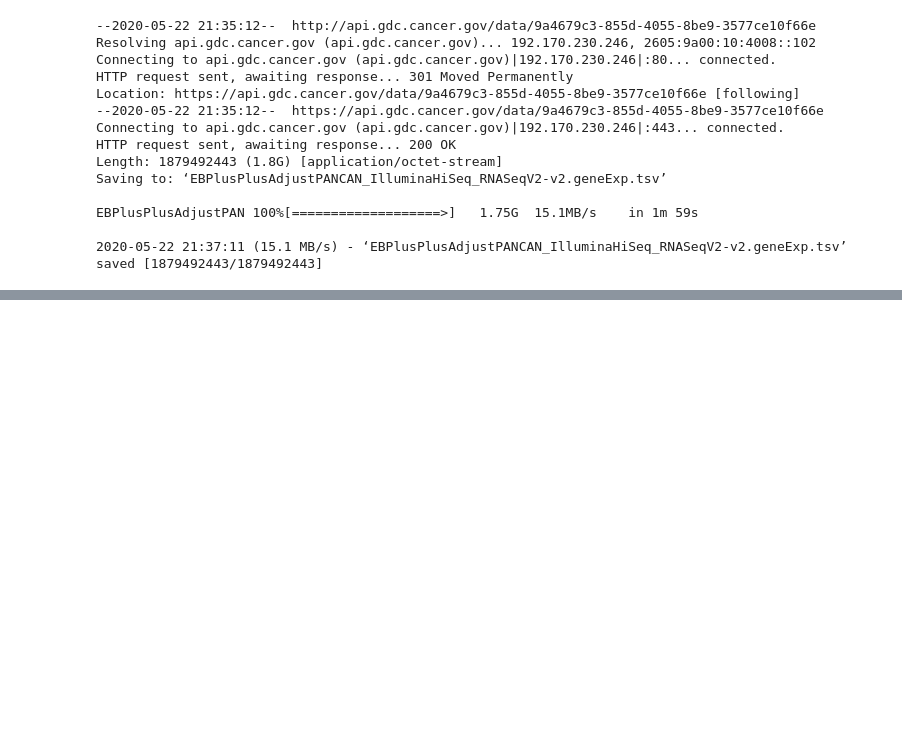
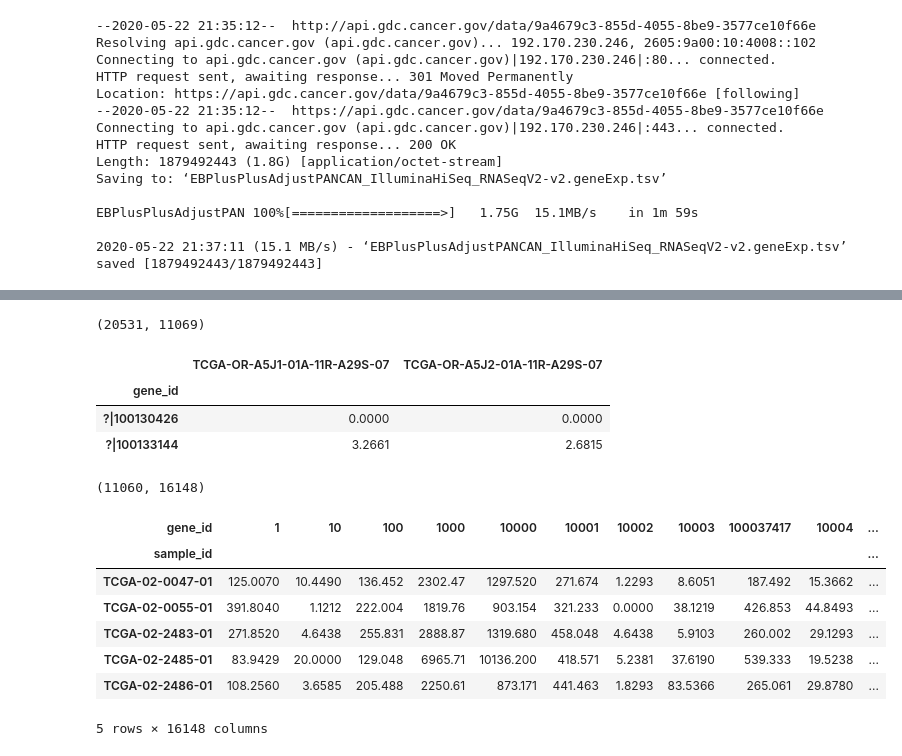
Before and after one commit to hiraksarkar/BioBombe, a Jupyter notebook: Process_Data_As_Biobombe.ipynb, the cells around one changed output, grey strips where cells are left out. Drawn from its saved outputs; the diff is of its cells as text; code cells hidden in the pictures; blank space fills up the shorter version.

```diff
--- a/Process_Data_As_Biobombe.ipynb
+++ b/Process_Data_As_Biobombe.ipynb
@@ -22,0 +84,45 @@ EBPlusPlusAdjustPAN 100%[===================>]   1.75G  15.1MB/s    in 1m 59s
+# %%
+tcga_expr_df.shape
+# %% [output]
+(20531, 11069)
+# %%
+tcga_expr_df[tcga_expr_df.columns[:2]].head(2)
+# %% [output]
+|  | TCGA-OR-A5J1-01A-11R-A29S-07 | TCGA-OR-A5J2-01A-11R-A29S-07 |
+| gene_id |  |  |
+| ?|100130426 | 0.0000 | 0.0000 |
+| ?|100133144 | 3.2661 | 2.6815 |
+# %%
+tcga_expr_df.index = tcga_expr_df.index.map(lambda x: x.split('|')[1])
+# %%
+tcga_expr_df = (tcga_expr_df
+    .dropna(axis='rows')
+    .rename(index=old_to_new_entrez)
+    .groupby(level=0).mean()
+    .transpose()
+    .sort_index(axis='rows')
+    .sort_index(axis='columns')
+)
+
+tcga_expr_df.index.rename('sample_id', inplace=True)
+# %%
+# Update sample IDs to remove multiple samples measured on the same tumor
+# and to map with the clinical information
+tcga_expr_df.index = tcga_expr_df.index.str.slice(start=0, stop=15)
+tcga_expr_df = tcga_expr_df.loc[~tcga_expr_df.index.duplicated(), :]
+# %%
+# Filter for valid Entrez gene identifiers
+tcga_expr_df = tcga_expr_df.loc[:, tcga_expr_df.columns.isin(gene_df.entrez_gene_id.astype(str))]
+# %%
+print(tcga_expr_df.shape)
+tcga_expr_df.head(5)
+# %% [output]
+(11060, 16148)
+| gene_id | 1 | 10 | 100 | 1000 | 10000 | 10001 | 10002 | 10003 | 100037417 | 10004 | ... |
+| sample_id |  |  |  |  |  |  |  |  |  |  | ... |
+| TCGA-02-0047-01 | 125.0070 | 10.4490 | 136.452 | 2302.47 | 1297.520 | 271.674 | 1.2293 | 8.6051 | 187.492 | 15.3662 | ... |
+| TCGA-02-0055-01 | 391.8040 | 1.1212 | 222.004 | 1819.76 | 903.154 | 321.233 | 0.0000 | 38.1219 | 426.853 | 44.8493 | ... |
+| TCGA-02-2483-01 | 271.8520 | 4.6438 | 255.831 | 2888.87 | 1319.680 | 458.048 | 4.6438 | 5.9103 | 260.002 | 29.1293 | ... |
+| TCGA-02-2485-01 | 83.9429 | 20.0000 | 129.048 | 6965.71 | 10136.200 | 418.571 | 5.2381 | 37.6190 | 539.333 | 19.5238 | ... |
+| TCGA-02-2486-01 | 108.2560 | 3.6585 | 205.488 | 2250.61 | 873.171 | 441.463 | 1.8293 | 83.5366 | 265.061 | 29.8780 | ... |
+5 rows × 16148 columns
```
Also changed, not shown: parts of 28 cells of this notebook.
